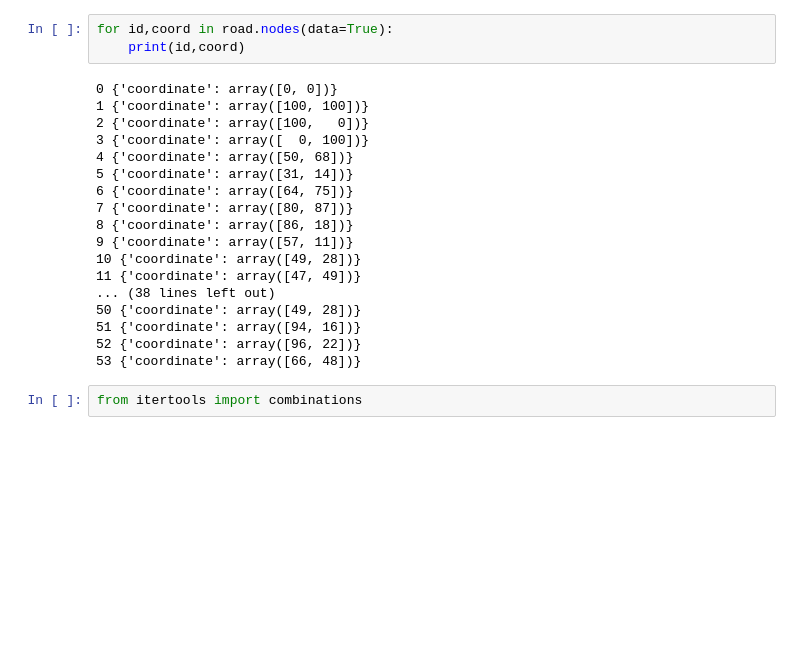
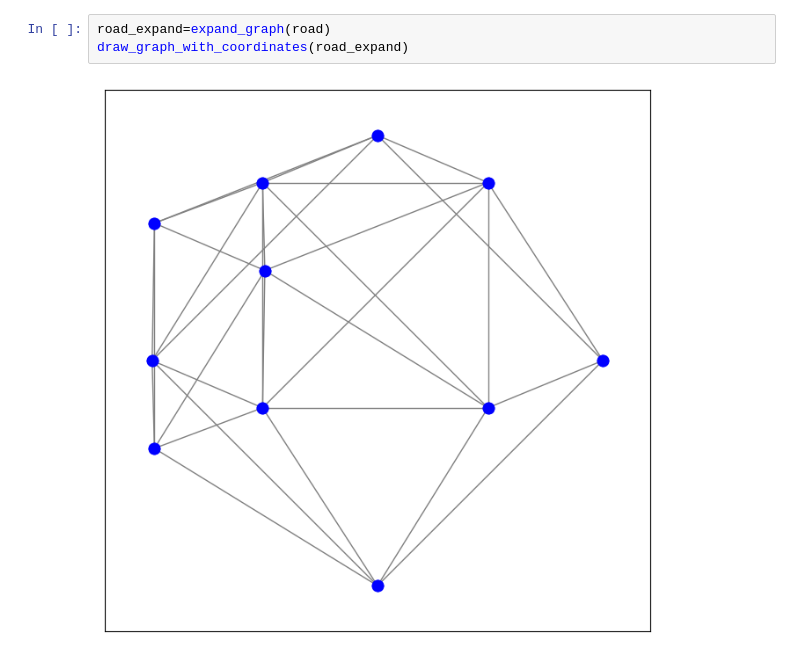
Before and after one commit to QijunTong0/Route-Optimization, a Jupyter notebook: main.ipynb, the cells around one changed output. Drawn from its saved outputs; the diff is of its cells as text; blank space fills up the shorter version.

```diff
--- a/main.ipynb
+++ b/main.ipynb
@@ -24,23 +20,5 @@ EdgeDataView([(35, 23), (35, 47), (35, 18), (35, 3), (35, 21), (35, 49), (35, 4)
-# %%
-for id,coord in road.nodes(data=True):
-    print(id,coord)
-# %% [output]
-0 {'coordinate': array([0, 0])}
-1 {'coordinate': array([100, 100])}
-2 {'coordinate': array([100,   0])}
-3 {'coordinate': array([  0, 100])}
-4 {'coordinate': array([50, 68])}
-5 {'coordinate': array([31, 14])}
-6 {'coordinate': array([64, 75])}
-7 {'coordinate': array([80, 87])}
-8 {'coordinate': array([86, 18])}
-9 {'coordinate': array([57, 11])}
-10 {'coordinate': array([49, 28])}
-11 {'coordinate': array([47, 49])}
-... (38 lines left out)
-50 {'coordinate': array([49, 28])}
-51 {'coordinate': array([94, 16])}
-52 {'coordinate': array([96, 22])}
-53 {'coordinate': array([66, 48])}
-# %%
-from itertools import combinations
+# %%
+road_expand=expand_graph(road)
+draw_graph_with_coordinates(road_expand)
+# %% [output]
+[figure, added]
```
Also changed, not shown: parts of 2 cells of this notebook, 5 other files.
